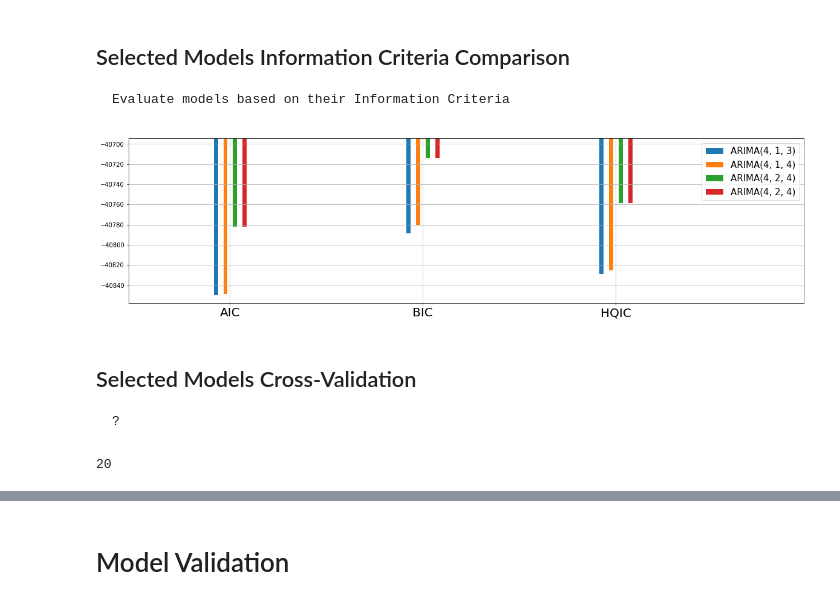
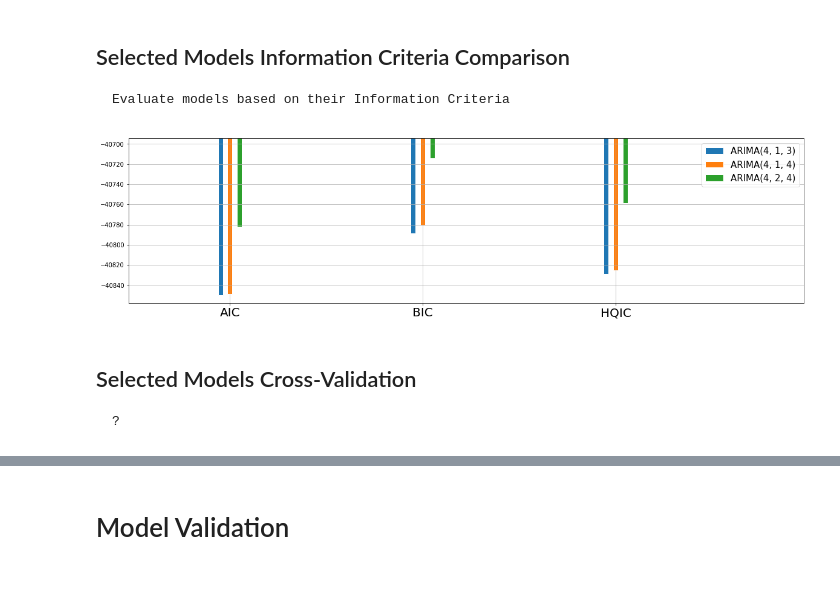
Before and after one commit to DidierRLopes/UnivariateTimeSeriesForecast, a Jupyter notebook: ARIMA.ipynb, the cells around one changed output, grey strips where cells are left out. Drawn from its saved outputs; the diff is of its cells as text; code cells hidden in the pictures.

```diff
--- a/ARIMA.ipynb
+++ b/ARIMA.ipynb
@@ -83,21 +83,24 @@ def ARIMA_grid(dataset, arimaCfg, isLog):
             for q in arimaCfg.q_range:
                 order = (p,d,q)
                 modelNum+=1;
-                print("%d/%d " % (modelNum, totalModelNum))
+
                 try:
                     model = ARIMA(dataset, order=order);
                     model_fit = model.fit(disp=0);
 
-                    model_str = 'ARIMA' + str(order)
-                    df_IC = df_IC.append(pd.DataFrame({'AIC':model_fit.aic, 'BIC':model_fit.bic, \
-                                                       'HQIC':model_fit.hqic}, index =[model_str]), ignore_index=False)
+                    if (~np.isnan(model_fit.mle_retvals.get('fopt'))):
+                        print("%d/%d " % (modelNum, totalModelNum))
 
-                    if (isLog):
-                        dict_arimaFit[model_str]  = np.e**(model_fit.predict(typ='levels'));
-                        dict_arimaPred[model_str] = np.e**(model_fit.forecast(steps=stepsToForecast[-1])[0]);
-                    else:
-                        dict_arimaFit[model_str]  = model_fit.predict(typ='levels');
-                        dict_arimaPred[model_str] = model_fit.forecast(steps=stepsToForecast[-1])[0];
+                        model_str = 'ARIMA' + str(order)
+                        df_IC = df_IC.append(pd.DataFrame({'AIC':model_fit.aic, 'BIC':model_fit.bic, \
+                                                           'HQIC':model_fit.hqic}, index =[model_str]), ignore_index=False)
+
+                        if (isLog):
+                            dict_arimaFit[model_str]  = np.e**(model_fit.predict(typ='levels'));
+                            dict_arimaPred[model_str] = np.e**(model_fit.forecast(steps=stepsToForecast[-1])[0]);
+                        else:
+                            dict_arimaFit[model_str]  = model_fit.predict(typ='levels');
+                            dict_arimaPred[model_str] = model_fit.forecast(steps=stepsToForecast[-1])[0];
                 except:
                     continue
     return dict_arimaFit, dict_arimaPred, df_IC
@@ -535,39 +539,30 @@ ARIMA(4, 2, 5) -40750.812781
 # %%
 labels = ['ARIMA(4, 1, 3)',
           'ARIMA(4, 1, 4)',
-          'ARIMA(4, 2, 4)',
           'ARIMA(4, 2, 4)']
 
 plt.figure(figsize=(20,5))
 
 params = {'legend.fontsize': 15,
           'legend.handlelength': 2}
 plt.rcParams.update(params)
 
 # set width of bar
 spacing = 0.05
 barWidth = 0.025
 r = np.arange(3) - ((len(labels)/2)-1)*spacing
 
 for i in np.arange(len(labels)):
     plt.bar(r, df_IC.loc[labels[i]].values, width=barWidth, edgecolor='white', label=labels[i])
     r = [x + spacing for x in r]
 
 plt.xticks([r + barWidth for r in range(3)], ['AIC', 'BIC', 'HQIC'], fontsize='20')
 plt.axis((-0.5, 3.0, min(df_IC.min())-0.05*(max(df_IC.max())-min(df_IC.min())), max(df_IC.max())+0.05*(max(df_IC.max())-min(df_IC.min()))))
 plt.legend(loc='best')
 plt.grid()
 plt.show()
 # %% [output]
-[figure, old version]
+[figure, new version]
 # %% [markdown]
 ## Selected Models Cross-Validation
     ?
-# %%
-X, Xcv = ARIMA_train_val_forwardChaining(df_Train.values[-240:], 200, stepsToForecast[-1], 1)
-
-len(X)
-# PUTA DA CROSS VALIDATION
-# - BOX PLOT COM ERROS DE FORECAST (baseado em forward chaining)
-# %% [output]
-20
```
Also changed, not shown: parts of 10 cells of this notebook.
